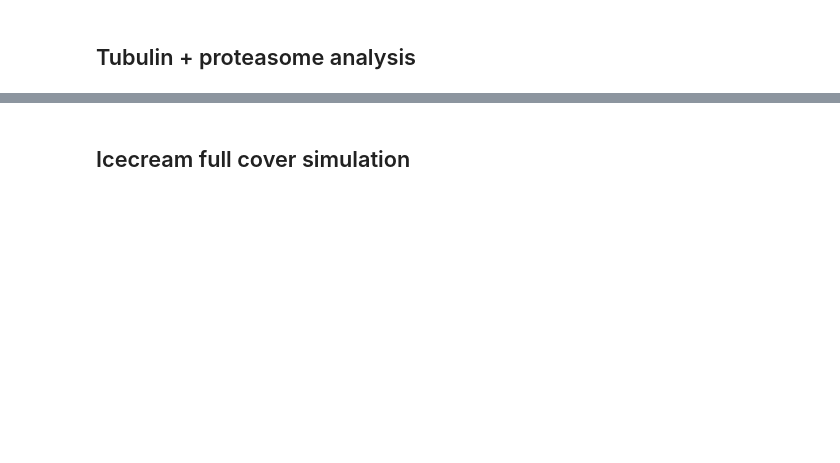
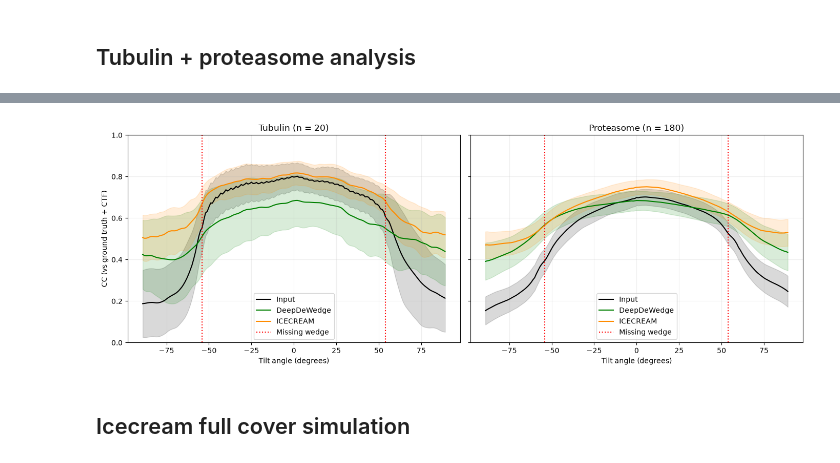
Before and after one commit to RubenMarchau/ARP, a Jupyter notebook: Phantom_tomogram_analysis.ipynb, the cells around one changed output, grey strips where cells are left out. Cells and saved outputs as stored; diff of their text form; code cells hidden in the pictures; blank space fills up the shorter version.

```diff
--- a/Phantom_tomogram_analysis.ipynb
+++ b/Phantom_tomogram_analysis.ipynb
@@ -1736,0 +2216,6 @@ Saved plot: C:\Users\ruben\OneDrive - Delft University of Technology\Documenten\
+# %%
+import napari
+v = napari.Viewer(title=f"Tubulin particle {viewer_crops['particle']}")
+for name, data in viewer_crops.items():
+    if name != "particle":
+        v.add_image(data, name=name, colormap="gray", scale=(10, 10, 10))
@@ -1737,3 +2251,46 @@ Saved plot: C:\Users\ruben\OneDrive - Delft University of Technology\Documenten\
+# %%
+# ===== Tubulin + proteasome: 2) plot =====
+import matplotlib.pyplot as plt
+import numpy as np
+from pathlib import Path
+
+tp_base_path = Path(r"C:\Users\ruben\OneDrive - Delft University of Technology\Documenten\Nanobiology 6\ARP\phantom_tomogram_29_10")
+MW = 54  # missing-wedge line on the plots (deg)
+
+with np.load(tp_base_path / "tubulin_proteasome_ncc_29_10.npz") as d:
+    tp_angles = d["angles"]
+    tp_variants = [str(v) for v in d["variants"]]
+    tp_ncc = {p: {v: d[f"ncc_{p}_{v.lower()}"] for v in tp_variants} for p in ("tubulin", "proteasome")}
+
+colors = {"Noisy": "black", "DDW": "green", "ICECREAM": "darkorange"}
+angle_mask = np.abs(tp_angles) < 90
+fig, axes = plt.subplots(1, 2, figsize=(14, 5), sharey=True)
+for ax, protein in zip(axes, ("tubulin", "proteasome")):
+    for variant in tp_variants:
+        values = tp_ncc[protein][variant][:, angle_mask]
+        mean = values.mean(0)
+        spread = values.std(0, ddof=1) if len(values) > 1 else np.zeros_like(mean)
+        if variant == "Noisy":
+            ax.plot(tp_angles[angle_mask], mean, color=colors[variant], label="Input")
+        elif variant == "DDW":
+            ax.plot(tp_angles[angle_mask], mean, color=colors[variant], label="DeepDeWedge")
+        else:
+            ax.plot(tp_angles[angle_mask], mean, color=colors[variant], label=variant)
+        ax.fill_between(tp_angles[angle_mask], mean - spread, mean + spread,
+                        color=colors[variant], alpha=0.15)
+    ax.axvline(-MW, color="red", linestyle=":", label="Missing wedge")
+    ax.axvline(MW, color="red", linestyle=":")
+    ax.set_title(f"{protein.capitalize()} (n = {len(values)})")
+    ax.set_xlabel("Tilt angle (degrees)")
+    ax.set_ylim(0, 1)
+    ax.grid(True, alpha=0.2)
+    ax.legend(loc="lower center")
+axes[0].set_ylabel("CC (vs ground truth + CTF)")
+fig.tight_layout()
+fig.savefig(tp_base_path / "tubulin_proteasome_ncc_29_10.png", dpi=200, bbox_inches="tight")
+plt.show()
+# %% [output]
+[figure, added]
 # %% [markdown]
 ## Icecream full cover simulation
 # %%
```
Also changed, not shown: parts of 21 cells of this notebook, 4 other files.
